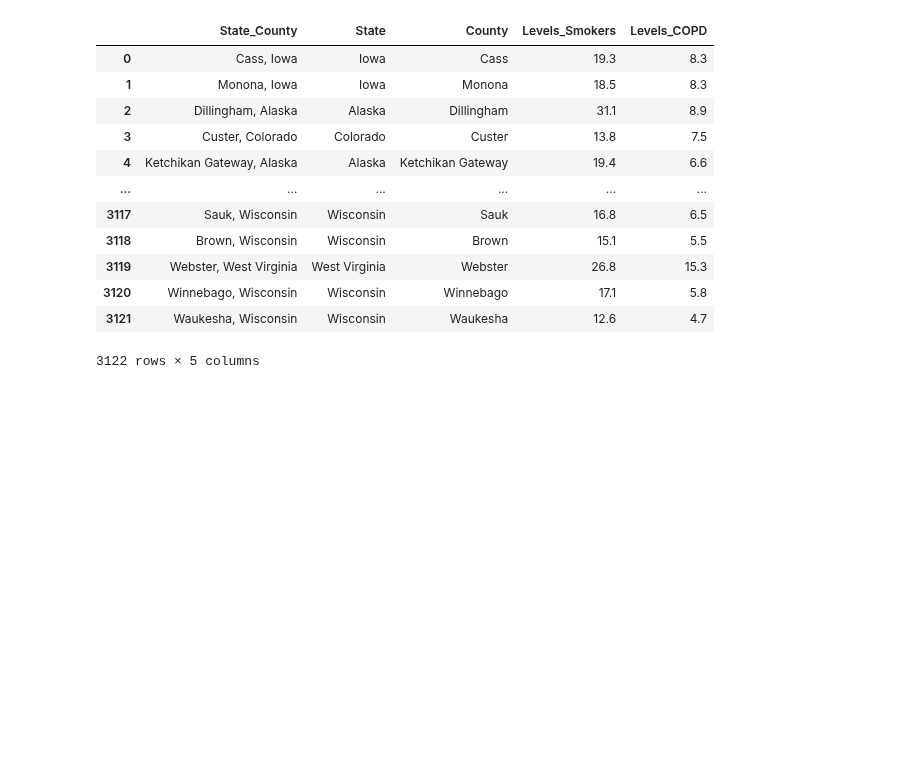
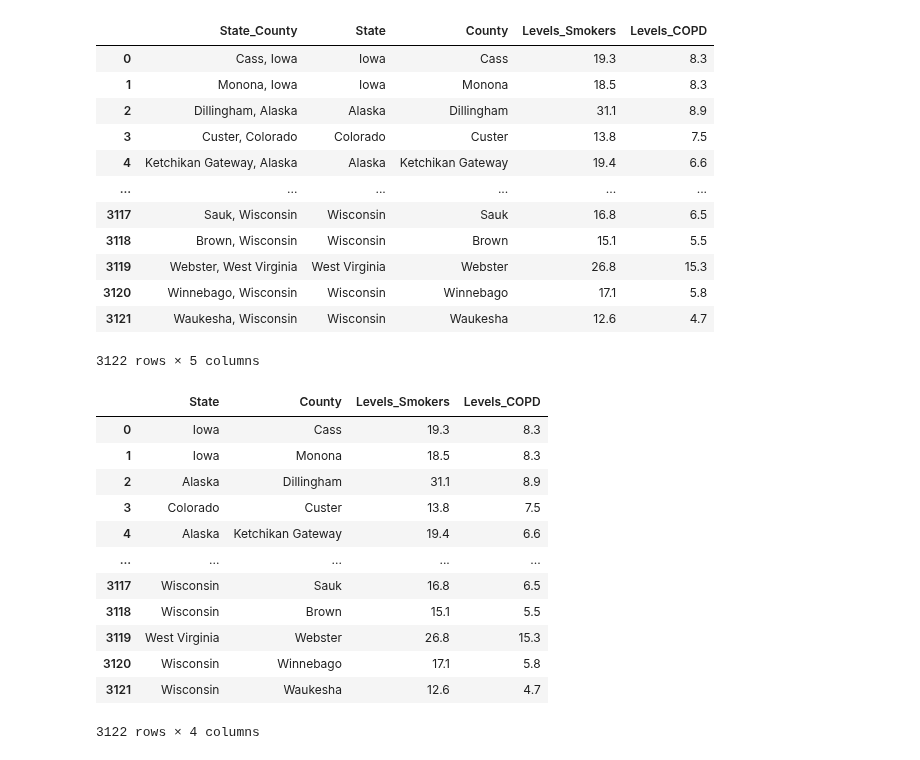
Before and after one commit to AvatarJoshi/copd_project, a Jupyter notebook: Data_Processing/DataMap.ipynb, the cells around one changed output. Cells and saved outputs as stored; diff of their text form; code cells hidden in the pictures; blank space fills up the shorter version.

```diff
--- a/Data_Processing/DataMap.ipynb
+++ b/Data_Processing/DataMap.ipynb
@@ -20,6 +20,23 @@ predicted_df
 | 3120 | Winnebago, Wisconsin | Wisconsin | Winnebago | 17.1 | 5.8 |
 | 3121 | Waukesha, Wisconsin | Wisconsin | Waukesha | 12.6 | 4.7 |
 3122 rows × 5 columns
+# %%
+predicted_df = predicted_df.drop(["State_County"], axis=1)
+predicted_df
+# %% [output]
+|  | State | County | Levels_Smokers | Levels_COPD |
+| 0 | Iowa | Cass | 19.3 | 8.3 |
+| 1 | Iowa | Monona | 18.5 | 8.3 |
+| 2 | Alaska | Dillingham | 31.1 | 8.9 |
+| 3 | Colorado | Custer | 13.8 | 7.5 |
+| 4 | Alaska | Ketchikan Gateway | 19.4 | 6.6 |
+| ... | ... | ... | ... | ... |
+| 3117 | Wisconsin | Sauk | 16.8 | 6.5 |
+| 3118 | Wisconsin | Brown | 15.1 | 5.5 |
+| 3119 | West Virginia | Webster | 26.8 | 15.3 |
+| 3120 | Wisconsin | Winnebago | 17.1 | 5.8 |
+| 3121 | Wisconsin | Waukesha | 12.6 | 4.7 |
+3122 rows × 4 columns
 # %%
 # Upload geoJSON file for map
 file_path = "../COPD_Mapping/static/data/county.geojson"
```
Also changed, not shown: parts of 5 cells of this notebook.
